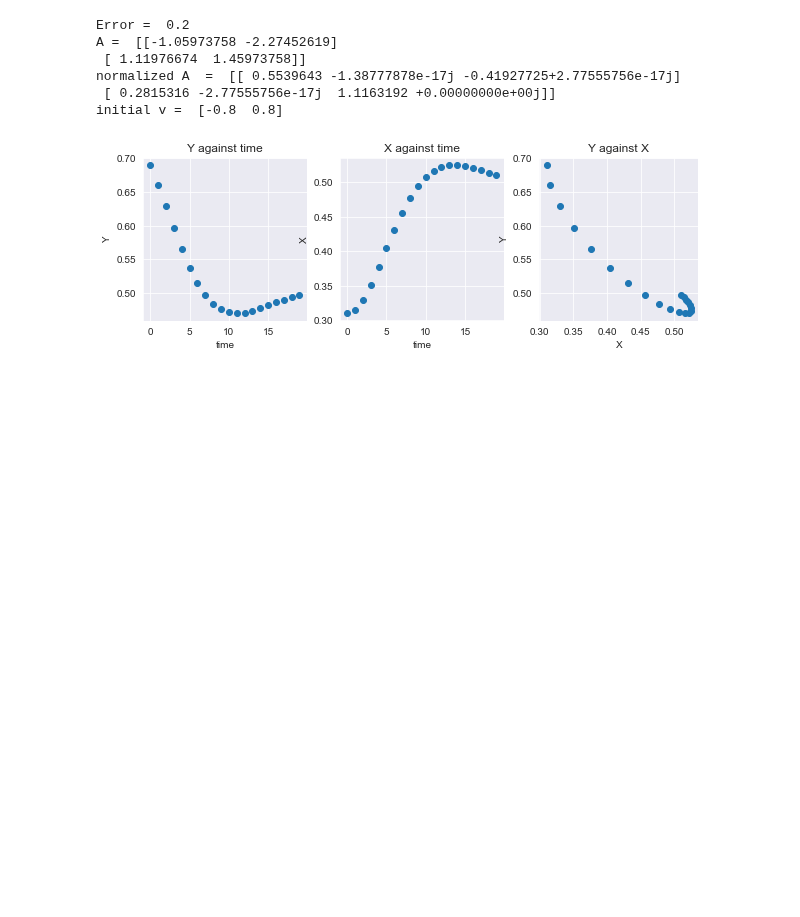
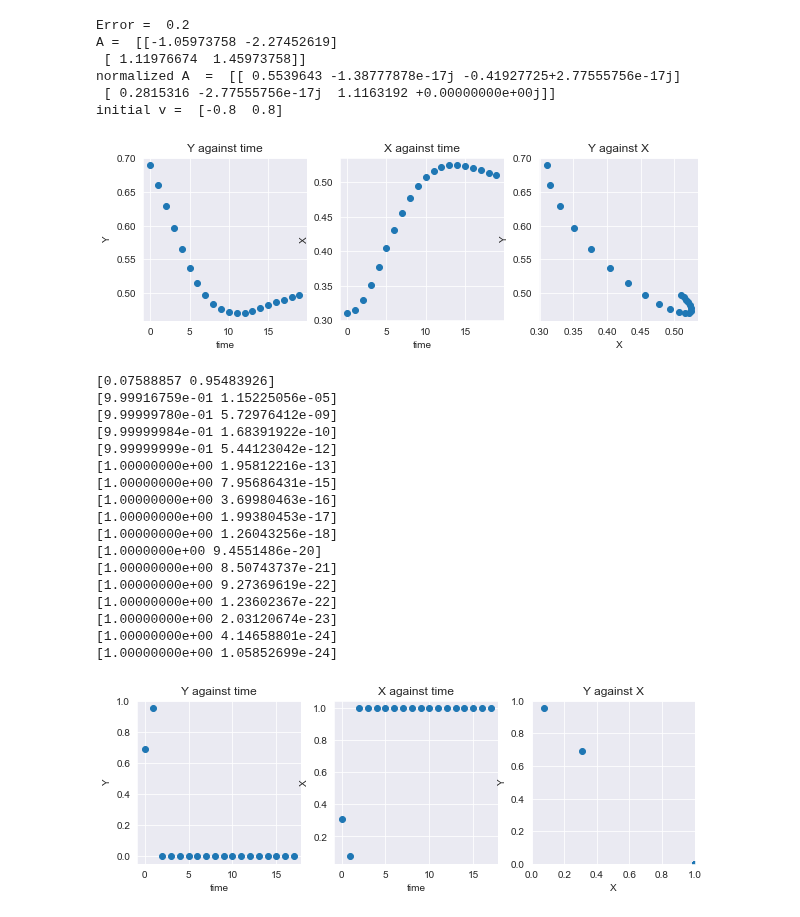
Before and after one commit to rpassas/Social_AI, a Jupyter notebook: misc_notebooks/incorporating_error.ipynb, the cells around one changed output. Saved outputs shown, nothing was run; the diff lists cells and outputs as text; code cells hidden in the pictures; blank space fills up the shorter version.

Commit message:
orbit agents

```diff
--- a/misc_notebooks/incorporating_error.ipynb
+++ b/misc_notebooks/incorporating_error.ipynb
@@ -293,0 +325,42 @@ initial v =  [-0.8  0.8]
+# %%
+M = get_orbit_matrix(model_var=0.2)
+v = np.array([-0.8, 0.8])
+time = 18
+error = np.linspace(0.1, 0.9, time)
+x,y,t = sigmoid_cycle(v, M, error, time)
+fig, (ax1, ax2, ax3) = plt.subplots(1, 3, figsize=(10, 3))
+ax1.scatter(t, y)
+ax1.set_title("Y against time")
+ax1.set_xlabel('time')
+ax1.set_ylabel('Y')
+ax2.scatter(t, x)
+ax2.set_title("X against time")
+ax2.set_xlabel('time')
+ax2.set_ylabel('X')
+ax3.scatter(x, y)
+ax3.set_title("Y against X")
+ax3.set_xlabel('X')
+ax3.set_ylabel('Y')
+ax3.set_ylim(0, 1)
+ax3.set_xlim(0, 1)
+ax1 = plt.gca()
+ax1.set_aspect('equal', adjustable='box')
+# %% [output]
+[0.07588857 0.95483926]
+[9.99916759e-01 1.15225056e-05]
+[9.99999780e-01 5.72976412e-09]
+[9.99999984e-01 1.68391922e-10]
+[9.99999999e-01 5.44123042e-12]
+[1.00000000e+00 1.95812216e-13]
+[1.00000000e+00 7.95686431e-15]
+[1.00000000e+00 3.69980463e-16]
+[1.00000000e+00 1.99380453e-17]
+[1.00000000e+00 1.26043256e-18]
+[1.0000000e+00 9.4551486e-20]
+[1.00000000e+00 8.50743737e-21]
+[1.00000000e+00 9.27369619e-22]
+[1.00000000e+00 1.23602367e-22]
+[1.00000000e+00 2.03120674e-23]
+[1.00000000e+00 4.14658801e-24]
+[1.00000000e+00 1.05852699e-24]
+[figure, added]
```
Also changed, not shown: parts of 2 cells of this notebook, 5 other files.
